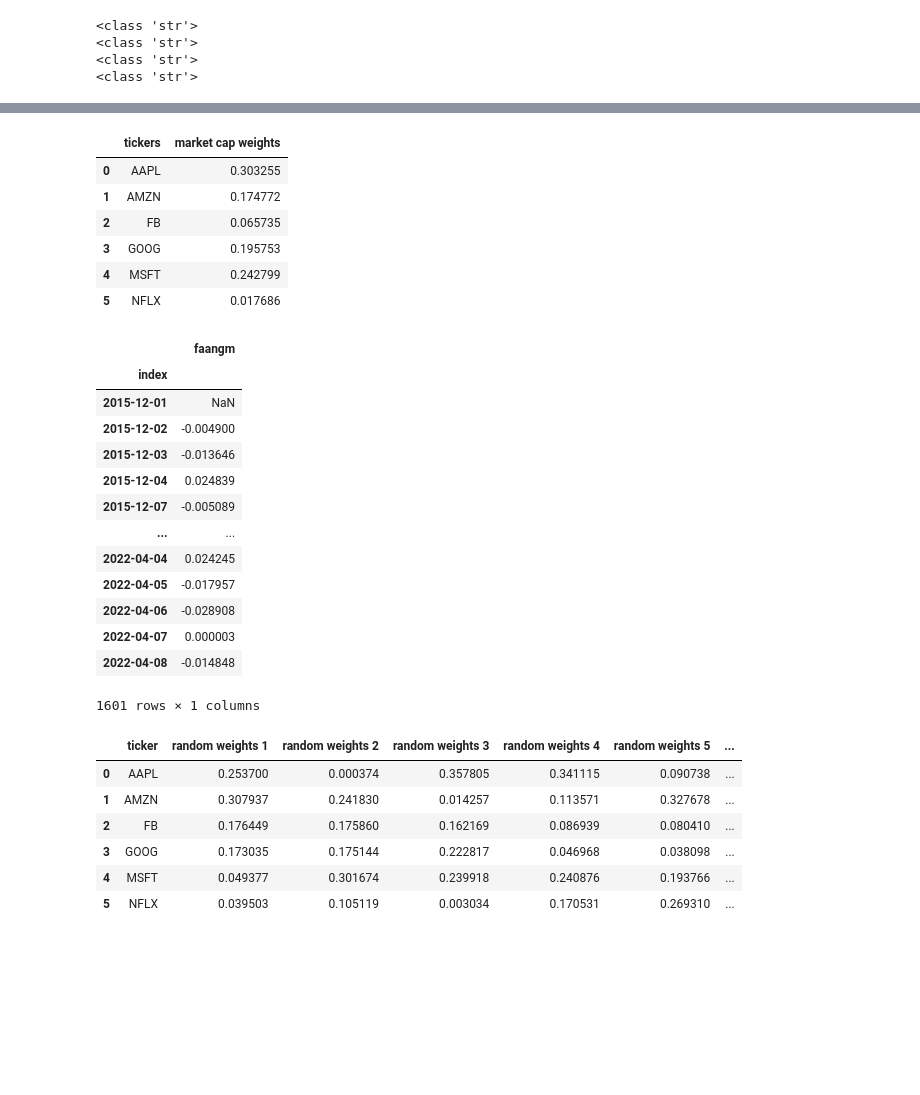
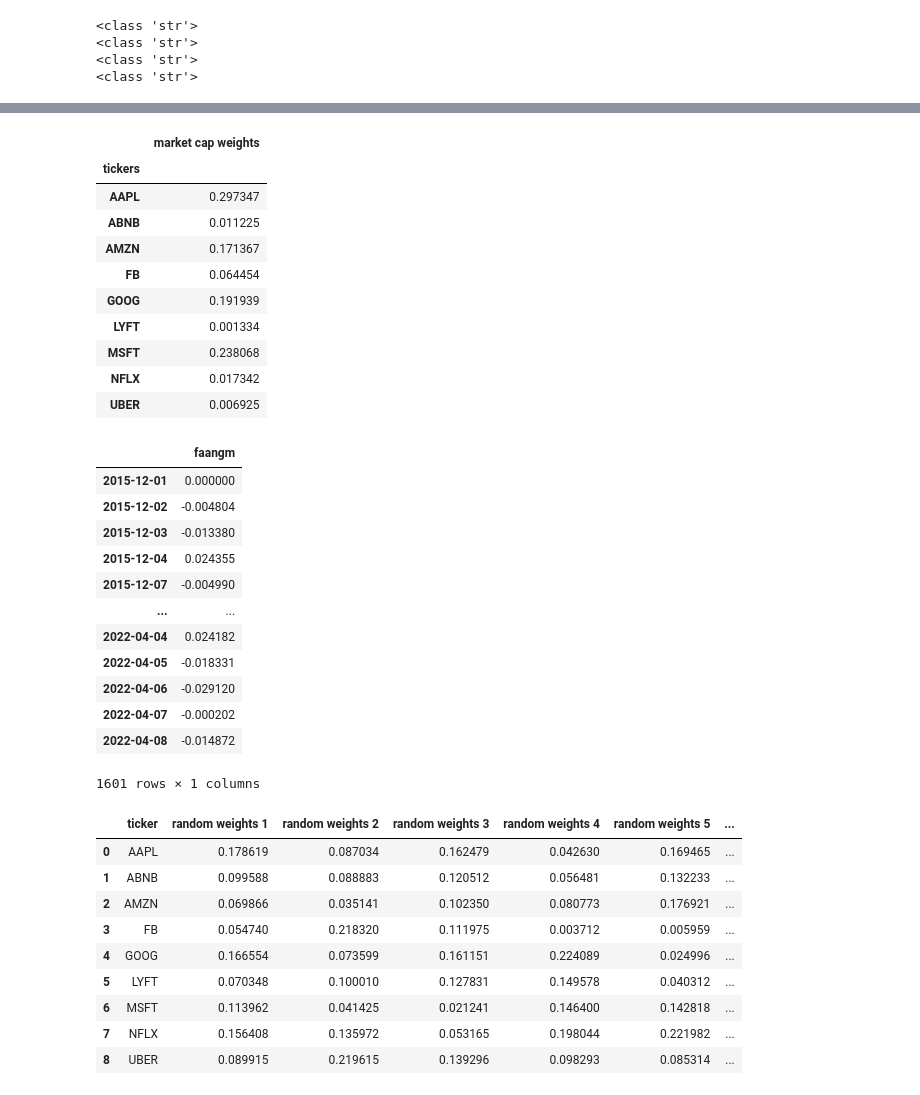
Before and after one commit to kennethologist/UPENN-GP4-P1, a Jupyter notebook: notebooks/alex.ipynb, the cells around one changed output, grey strips where cells are left out. Drawn from its saved outputs; the diff is of its cells as text; code cells hidden in the pictures; blank space fills up the shorter version.

```diff
--- a/notebooks/alex.ipynb
+++ b/notebooks/alex.ipynb
@@ -40,7 +40,7 @@ print(type(kraken_secret_key))
 # %%
 alpaca = alpaca_api.REST(alpaca_api_key, alpaca_secret_key, api_version="v2")
 
-faangm_tickers = ['AAPL', 'AMZN', 'FB', 'GOOG', 'MSFT', 'NFLX']
+faangm_tickers =  ['AAPL',  'ABNB', 'AMZN', 'FB', 'GOOG', 'LYFT', 'MSFT', 'NFLX', 'UBER']
 start = pd.Timestamp('2015-12-01', tz='America/New_York').isoformat()
 
 faangm_original = alpaca.get_bars(faangm_tickers, alpaca_api.TimeFrame.Day, start = start).df
@@ -175,47 +82,53 @@ dtype: int64
 # %%
 # Market capitalization data in trillions of dollars, sourced from Trading View on April 6, 2022.
 
-faangm_caps_list = [2.804, 1.616, 0.60781, 1.81, 2.245, 0.163534]
-faangm_cap_portfolio = pd.DataFrame({'tickers':faangm_tickers, 'market cap weights':[market_cap / sum(faangm_caps_list) for market_cap in faangm_caps_list]})
+faangm_caps_list = [2.804, 0.105855, 1.616, 0.60781, 1.81, 0.012576, 2.245, 0.163534, 0.065299]
+faangm_cap_portfolio = pd.DataFrame({'tickers':faangm_tickers, 'market cap weights':[market_cap / sum(faangm_caps_list) for market_cap in faangm_caps_list]}).set_index('tickers')
 faangm_cap_portfolio
 # %% [output]
-|  | tickers | market cap weights |
-| 0 | AAPL | 0.303255 |
-| 1 | AMZN | 0.174772 |
-| 2 | FB | 0.065735 |
-| 3 | GOOG | 0.195753 |
-| 4 | MSFT | 0.242799 |
-| 5 | NFLX | 0.017686 |
+|  | market cap weights |
+| tickers |  |
+| AAPL | 0.297347 |
+| ABNB | 0.011225 |
+| AMZN | 0.171367 |
+| FB | 0.064454 |
+| GOOG | 0.191939 |
+| LYFT | 0.001334 |
+| MSFT | 0.238068 |
+| NFLX | 0.017342 |
+| UBER | 0.006925 |
 # %%
-faangm_cap_daily_returns = pd.DataFrame(faangm.pct_change().dot(list(faangm_cap_portfolio.loc[:, 'market cap weights'])))
+faangm_cap_daily_returns = faangm.pct_change().fillna(0.0).dot(faangm_cap_portfolio)
 faangm_cap_daily_returns.columns = ['faangm']
 faangm_cap_daily_returns
 # %% [output]
 |  | faangm |
-| index |  |
-| 2015-12-01 | NaN |
-| 2015-12-02 | -0.004900 |
-| 2015-12-03 | -0.013646 |
-| 2015-12-04 | 0.024839 |
-| 2015-12-07 | -0.005089 |
+| 2015-12-01 | 0.000000 |
+| 2015-12-02 | -0.004804 |
+| 2015-12-03 | -0.013380 |
+| 2015-12-04 | 0.024355 |
+| 2015-12-07 | -0.004990 |
 | ... | ... |
-| 2022-04-04 | 0.024245 |
-| 2022-04-05 | -0.017957 |
-| 2022-04-06 | -0.028908 |
-| 2022-04-07 | 0.000003 |
-| 2022-04-08 | -0.014848 |
+| 2022-04-04 | 0.024182 |
+| 2022-04-05 | -0.018331 |
+| 2022-04-06 | -0.029120 |
+| 2022-04-07 | -0.000202 |
+| 2022-04-08 | -0.014872 |
 1601 rows × 1 columns
 # %%
 random_faangm_portfolios = random_portfolios_generator(faangm_tickers, 10)
 random_faangm_portfolios
 # %% [output]
 |  | ticker | random weights 1 | random weights 2 | random weights 3 | random weights 4 | random weights 5 | ... |
-| 0 | AAPL | 0.253700 | 0.000374 | 0.357805 | 0.341115 | 0.090738 | ... |
-| 1 | AMZN | 0.307937 | 0.241830 | 0.014257 | 0.113571 | 0.327678 | ... |
-| 2 | FB | 0.176449 | 0.175860 | 0.162169 | 0.086939 | 0.080410 | ... |
-| 3 | GOOG | 0.173035 | 0.175144 | 0.222817 | 0.046968 | 0.038098 | ... |
-| 4 | MSFT | 0.049377 | 0.301674 | 0.239918 | 0.240876 | 0.193766 | ... |
-| 5 | NFLX | 0.039503 | 0.105119 | 0.003034 | 0.170531 | 0.269310 | ... |
+| 0 | AAPL | 0.178619 | 0.087034 | 0.162479 | 0.042630 | 0.169465 | ... |
+| 1 | ABNB | 0.099588 | 0.088883 | 0.120512 | 0.056481 | 0.132233 | ... |
+| 2 | AMZN | 0.069866 | 0.035141 | 0.102350 | 0.080773 | 0.176921 | ... |
+| 3 | FB | 0.054740 | 0.218320 | 0.111975 | 0.003712 | 0.005959 | ... |
+| 4 | GOOG | 0.166554 | 0.073599 | 0.161151 | 0.224089 | 0.024996 | ... |
+| 5 | LYFT | 0.070348 | 0.100010 | 0.127831 | 0.149578 | 0.040312 | ... |
+| 6 | MSFT | 0.113962 | 0.041425 | 0.021241 | 0.146400 | 0.142818 | ... |
+| 7 | NFLX | 0.156408 | 0.135972 | 0.053165 | 0.198044 | 0.221982 | ... |
+| 8 | UBER | 0.089915 | 0.219615 | 0.139296 | 0.098293 | 0.085314 | ... |
 # %%
 random_faangm_daily_returns_list = []
 for n in range(0, (len(random_faangm_portfolios.columns) - 1)):
```
Also changed, not shown: parts of 16 cells of this notebook.
